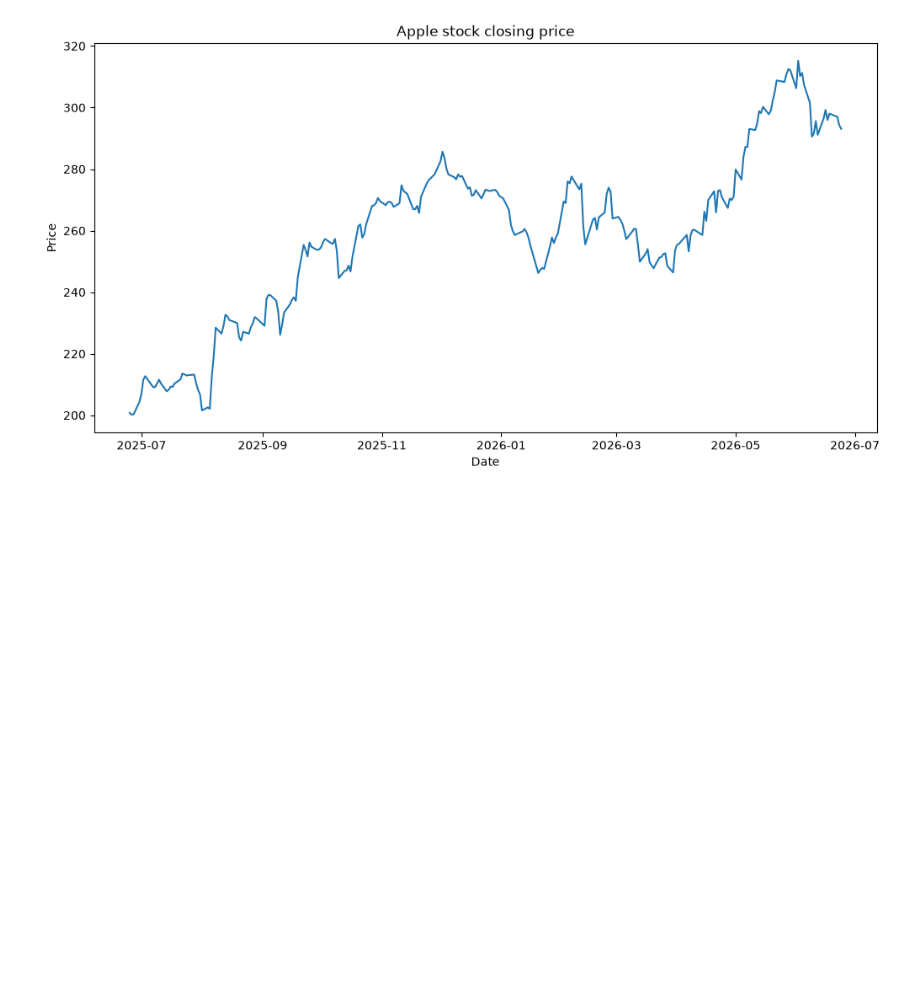
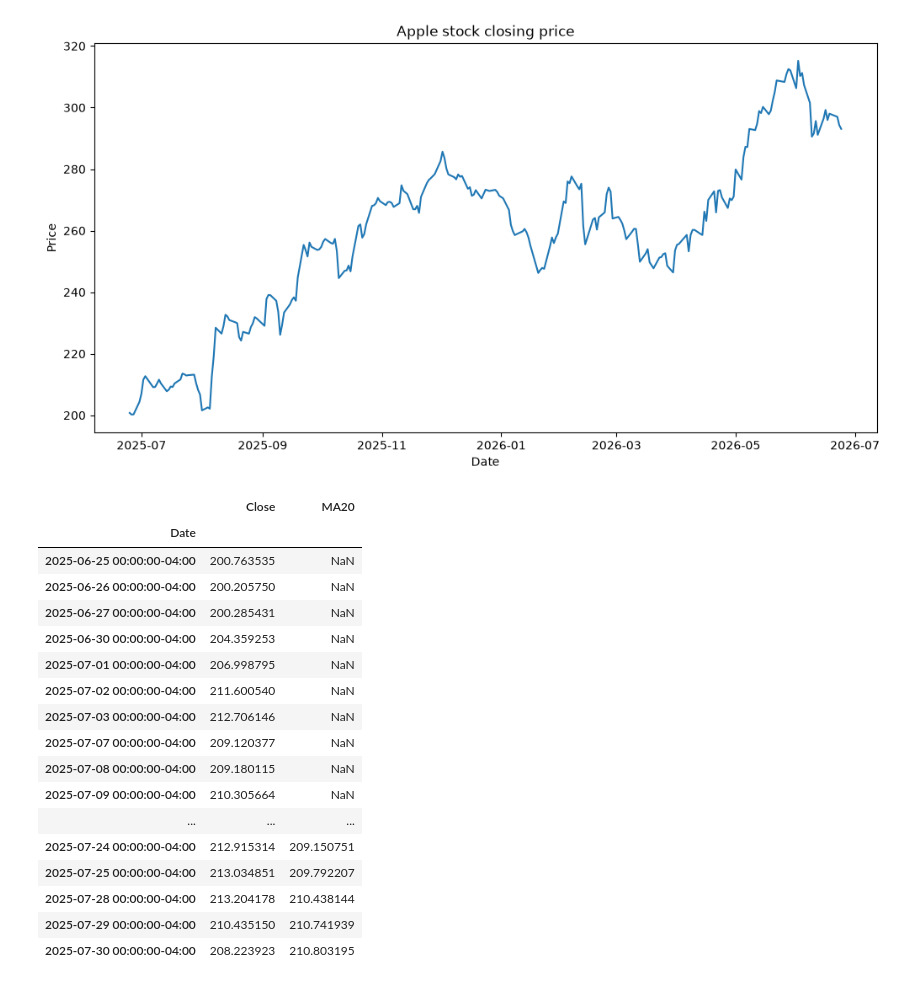
Before and after one commit to aaliya0704/Stock-Price-Analysis, a Jupyter notebook: stock_analysis.ipynb, the cells around one changed output. Cells and saved outputs as stored; diff of their text form; code cells hidden in the pictures; blank space fills up the shorter version.

```diff
--- a/stock_analysis.ipynb
+++ b/stock_analysis.ipynb
@@ -163,0 +166,21 @@ plt.show()
+# %%
+df[["Close","MA20"]].head(25)
+# %% [output]
+|  | Close | MA20 |
+| Date |  |  |
+| 2025-06-25 00:00:00-04:00 | 200.763535 | NaN |
+| 2025-06-26 00:00:00-04:00 | 200.205750 | NaN |
+| 2025-06-27 00:00:00-04:00 | 200.285431 | NaN |
+| 2025-06-30 00:00:00-04:00 | 204.359253 | NaN |
+| 2025-07-01 00:00:00-04:00 | 206.998795 | NaN |
+| 2025-07-02 00:00:00-04:00 | 211.600540 | NaN |
+| 2025-07-03 00:00:00-04:00 | 212.706146 | NaN |
+| 2025-07-07 00:00:00-04:00 | 209.120377 | NaN |
+| 2025-07-08 00:00:00-04:00 | 209.180115 | NaN |
+| 2025-07-09 00:00:00-04:00 | 210.305664 | NaN |
+| ... | ... | ... |
+| 2025-07-24 00:00:00-04:00 | 212.915314 | 209.150751 |
+| 2025-07-25 00:00:00-04:00 | 213.034851 | 209.792207 |
+| 2025-07-28 00:00:00-04:00 | 213.204178 | 210.438144 |
+| 2025-07-29 00:00:00-04:00 | 210.435150 | 210.741939 |
+| 2025-07-30 00:00:00-04:00 | 208.223923 | 210.803195 |
```
Also changed, not shown: parts of 2 cells of this notebook.
